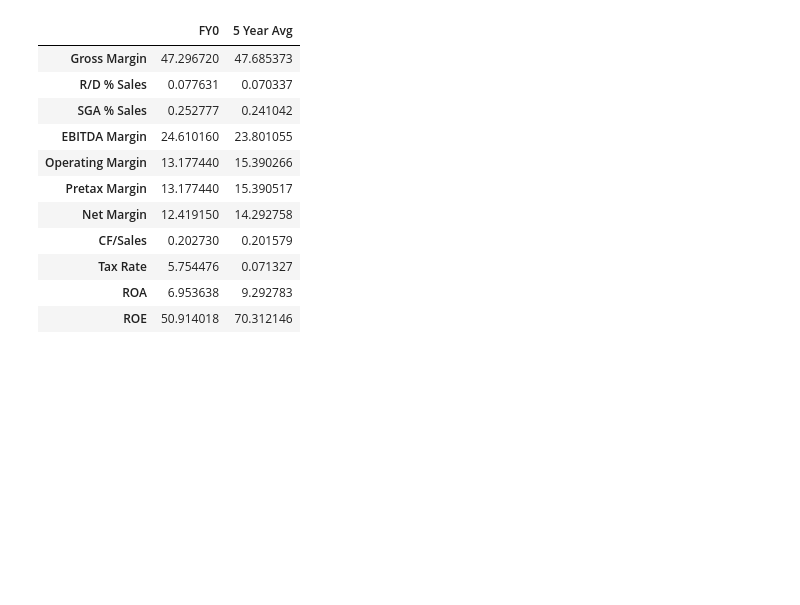
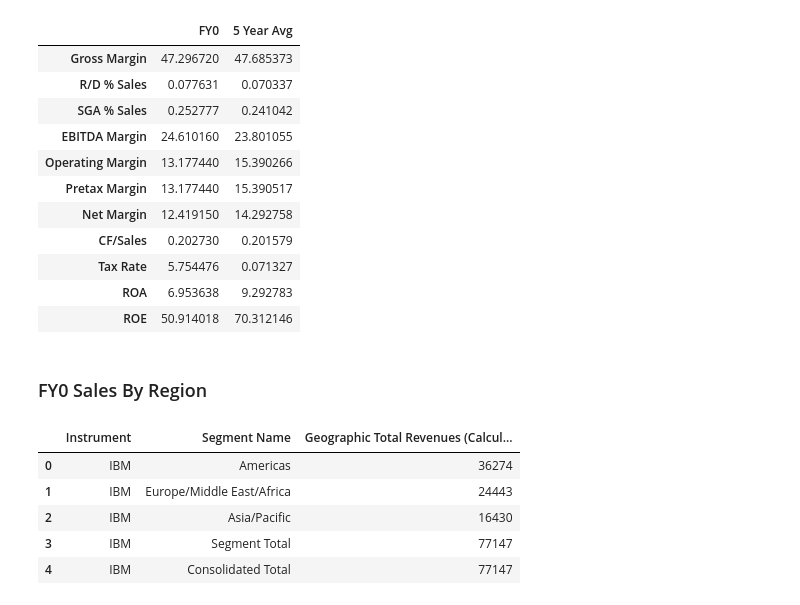
Before and after one commit to LSEG-API-Samples/Article.EikonAPI.Python.CompanyTearsheet, a Jupyter notebook: EikonCompanyTearSheet.ipynb, the cells around one changed output. Drawn from its saved outputs; the diff is of its cells as text; code cells hidden in the pictures; blank space fills up the shorter version.

```diff
--- a/EikonCompanyTearSheet.ipynb
+++ b/EikonCompanyTearSheet.ipynb
@@ -351,3 +351,15 @@ dfMultiProfit
 | Tax Rate | 5.754476 | 0.071327 |
 | ROA | 6.953638 | 9.292783 |
 | ROE | 50.914018 | 70.312146 |
+# %% [markdown]
+### FY0 Sales By Region
+# %%
+dfSalesByRegion, err = ek.get_data(RIC, 'TR.BGS.GeoTotalRevenue.segmentName;TR.BGS.GeoTotalRevenue()',{'Scale':'6','curn':df.at[0,'Currency']})
+dfSalesByRegion
+# %% [output]
+|  | Instrument | Segment Name | Geographic Total Revenues (Calcul... |
+| 0 | IBM | Americas | 36274 |
+| 1 | IBM | Europe/Middle East/Africa | 24443 |
+| 2 | IBM | Asia/Pacific | 16430 |
+| 3 | IBM | Segment Total | 77147 |
+| 4 | IBM | Consolidated Total | 77147 |
```
Also changed, not shown: parts of 8 cells of this notebook.
